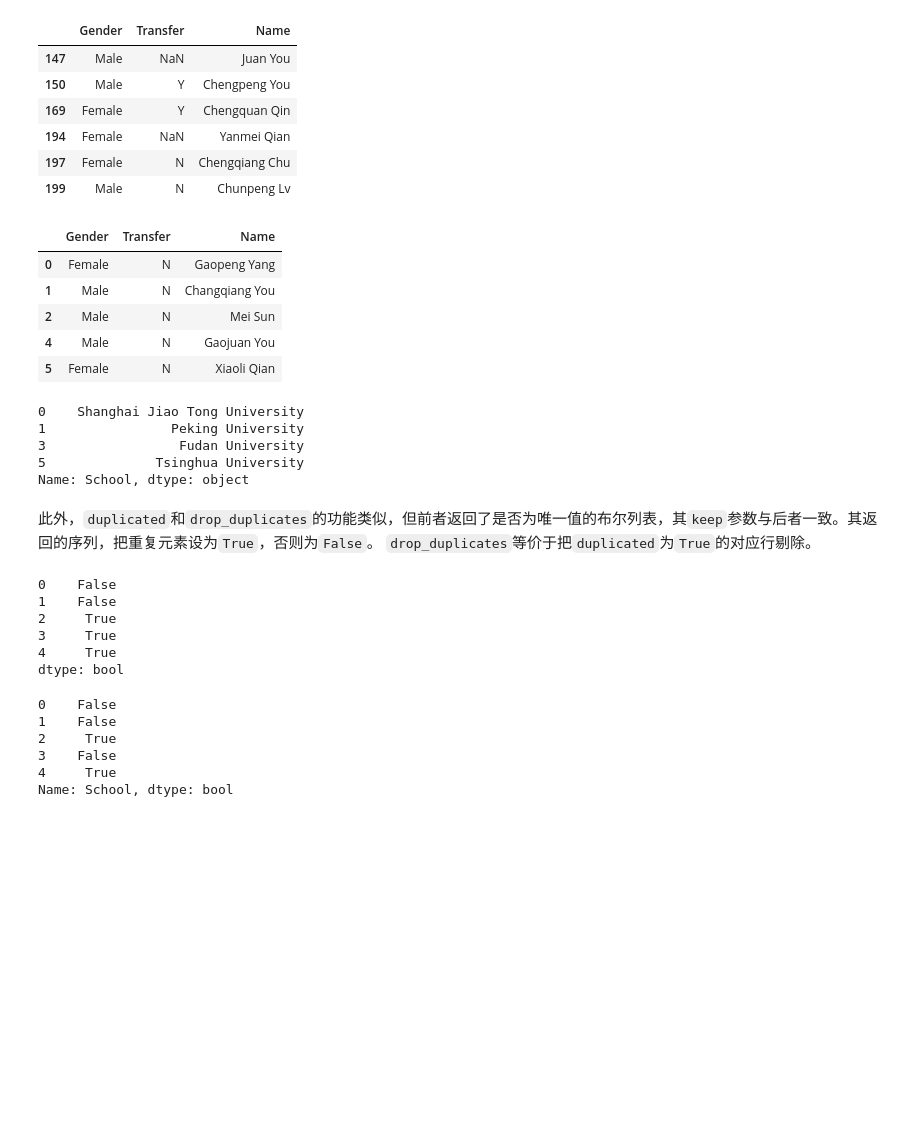
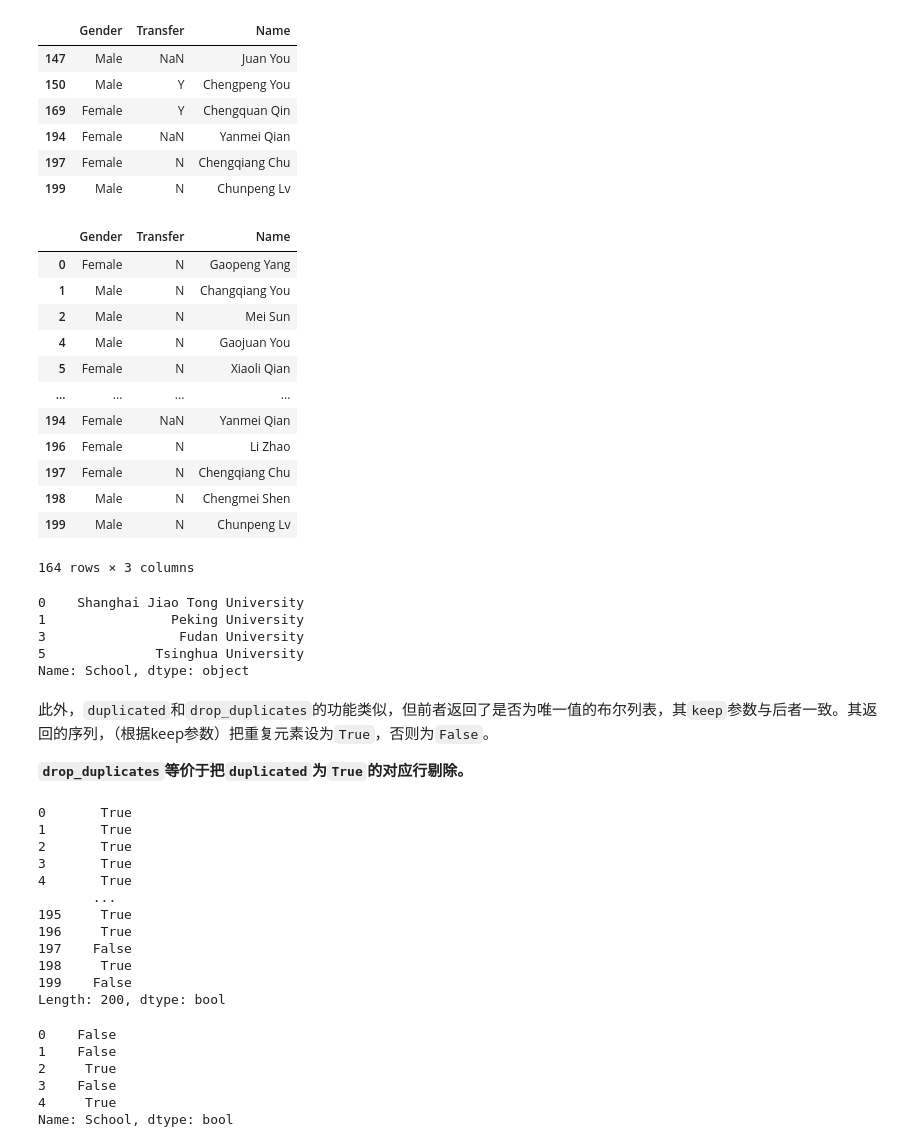
Before and after one commit to nicebear1999/learning_pandas, a Jupyter notebook: 2-pandas基础.ipynb, the cells around one changed output. Drawn from its saved outputs; the diff is of its cells as text; code cells hidden in the pictures; blank space fills up the shorter version.

Commit message:
learning

```diff
--- a/2-pandas基础.ipynb
+++ b/2-pandas基础.ipynb
@@ -261,7 +261,7 @@ df.T
 ## 三、常用基本函数
 为了进行举例说明，在接下来的部分和其余章节都将会使用一份`learn_pandas.csv`的虚拟数据集，它记录了四所学校学生的体测个人信息。
 # %%
-df = pd.read_csv('../data/learn_pandas.csv')
+df = pd.read_csv('./data/learn_pandas.csv')
 df.columns
 # %% [output]
 Index(['School', 'Grade', 'Name', 'Gender', 'Height', 'Weight', 'Transfer',
@@ -417,14 +417,21 @@ df_demo.drop_duplicates(['Gender', 'Transfer'], keep='last')
 | 197 | Female | N | Chengqiang Chu |
 | 199 | Male | N | Chunpeng Lv |
 # %%
-df_demo.drop_duplicates(['Name', 'Gender'], keep=False).head() # 保留只出现过一次的性别和姓名组合
+df_demo.drop_duplicates(['Name', 'Gender'], keep=False) # 保留只出现过一次的性别和姓名组合
 # %% [output]
 |  | Gender | Transfer | Name |
 | 0 | Female | N | Gaopeng Yang |
 | 1 | Male | N | Changqiang You |
 | 2 | Male | N | Mei Sun |
 | 4 | Male | N | Gaojuan You |
 | 5 | Female | N | Xiaoli Qian |
+| ... | ... | ... | ... |
+| 194 | Female | NaN | Yanmei Qian |
+| 196 | Female | N | Li Zhao |
+| 197 | Female | N | Chengqiang Chu |
+| 198 | Male | N | Chengmei Shen |
+| 199 | Male | N | Chunpeng Lv |
+164 rows × 3 columns
 # %%
 df['School'].drop_duplicates() # 在Series上也可以使用
 # %% [output]
@@ -434,16 +441,25 @@ df['School'].drop_duplicates() # 在Series上也可以使用
 5              Tsinghua University
 Name: School, dtype: object
 # %% [markdown]
-此外，`duplicated`和`drop_duplicates`的功能类似，但前者返回了是否为唯一值的布尔列表，其`keep`参数与后者一致。其返回的序列，把重复元素设为`True`，否则为`False`。 `drop_duplicates`等价于把`duplicated`为`True`的对应行剔除。
+此外，`duplicated`和`drop_duplicates`的功能类似，但前者返回了是否为唯一值的布尔列表，其`keep`参数与后者一致。其返回的序列，（根据keep参数）把重复元素设为`True`，否则为`False`。
+
+**`drop_duplicates`等价于把`duplicated`为`True`的对应行剔除。**
 # %%
-df_demo.duplicated(['Gender', 'Transfer']).head()
+df_demo.duplicated(['Gender', 'Transfer'],keep='last')
+# df_demo.drop_duplicates(['Gender', 'Transfer'],keep='first')
 # %% [output]
-0    False
-1    False
-2     True
-3     True
-4     True
-dtype: bool
+0       True
+1       True
+2       True
+3       True
+4       True
+       ...
+195     True
+196     True
+197    False
+198     True
+199    False
+Length: 200, dtype: bool
 # %%
 df['School'].duplicated().head() # 在Series上也可以使用
 # %% [output]
```
Also changed, not shown: parts of 7 cells of this notebook, 1 other file.
